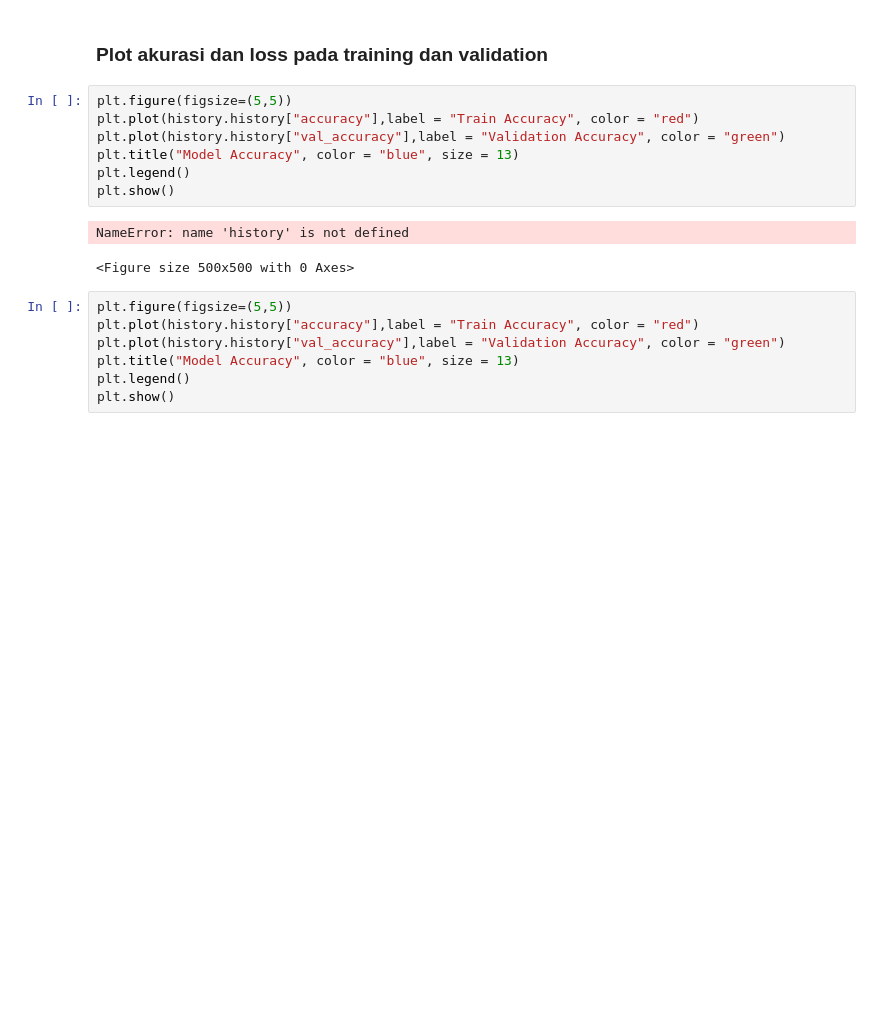
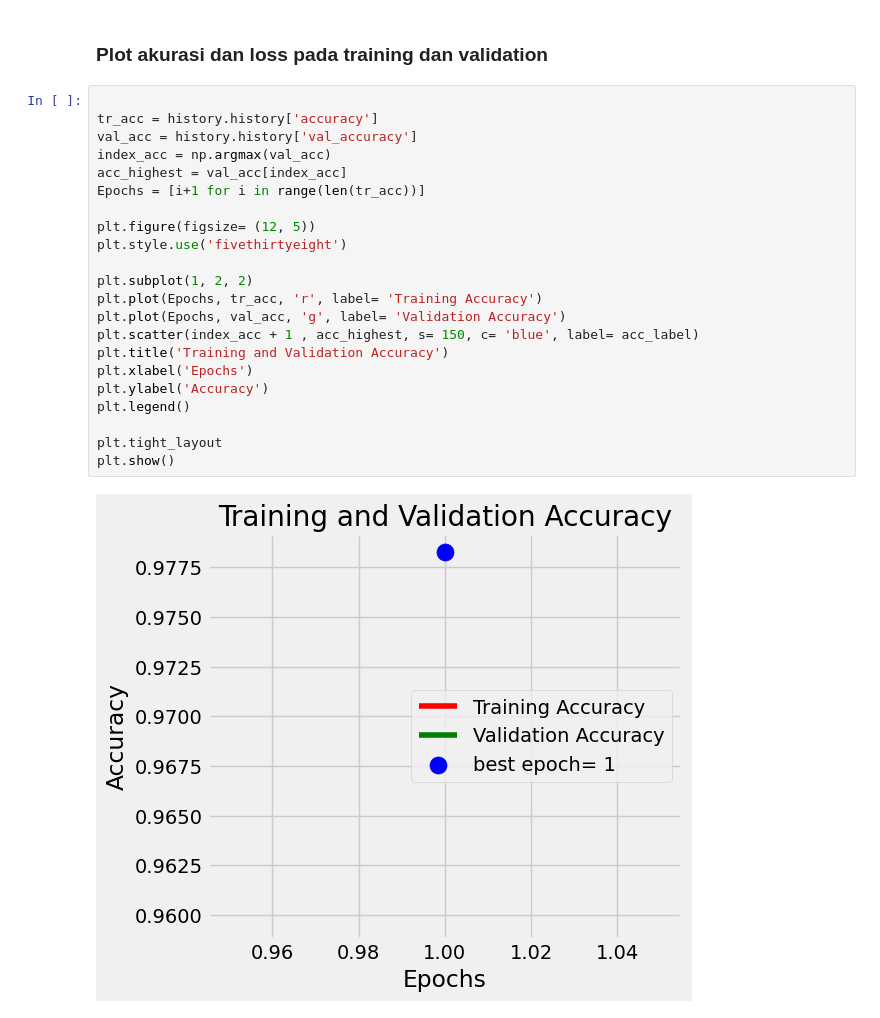
Before and after one commit to Agung714/Praktikum_KB, a Jupyter notebook: Posttest_KB_7/2209106042_ANANDITA AGUNG NUGRAHA_POSTTEST7.ipynb, the cells around one changed output. Drawn from its saved outputs; the diff is of its cells as text; blank space fills up the shorter version.

```diff
--- a/Posttest_KB_7/2209106042_ANANDITA AGUNG NUGRAHA_POSTTEST7.ipynb
+++ b/Posttest_KB_7/2209106042_ANANDITA AGUNG NUGRAHA_POSTTEST7.ipynb
@@ -138,19 +137,26 @@ model.evaluate(val_generator)
 # %% [markdown]
 ### Plot akurasi dan loss pada training dan validation
-# %%
-plt.figure(figsize=(5,5))
-plt.plot(history.history["accuracy"],label = "Train Accuracy", color = "red")
-plt.plot(history.history["val_accuracy"],label = "Validation Accuracy", color = "green")
-plt.title("Model Accuracy", color = "blue", size = 13)
-plt.legend()
-plt.show()
-# %% [output]
-NameError: name 'history' is not defined
-<Figure size 500x500 with 0 Axes>
-# %%
-plt.figure(figsize=(5,5))
-plt.plot(history.history["accuracy"],label = "Train Accuracy", color = "red")
-plt.plot(history.history["val_accuracy"],label = "Validation Accuracy", color = "green")
-plt.title("Model Accuracy", color = "blue", size = 13)
-plt.legend()
-plt.show()
+# %%
+
+tr_acc = history.history['accuracy']
+val_acc = history.history['val_accuracy']
+index_acc = np.argmax(val_acc)
+acc_highest = val_acc[index_acc]
+Epochs = [i+1 for i in range(len(tr_acc))]
+
+plt.figure(figsize= (12, 5))
+plt.style.use('fivethirtyeight')
+
+plt.subplot(1, 2, 2)
+plt.plot(Epochs, tr_acc, 'r', label= 'Training Accuracy')
+plt.plot(Epochs, val_acc, 'g', label= 'Validation Accuracy')
+plt.scatter(index_acc + 1 , acc_highest, s= 150, c= 'blue', label= acc_label)
+plt.title('Training and Validation Accuracy')
+plt.xlabel('Epochs')
+plt.ylabel('Accuracy')
+plt.legend()
+
+plt.tight_layout
+plt.show()
+# %% [output]
+[figure, added]
```
Also changed, not shown: parts of 3 cells of this notebook.
